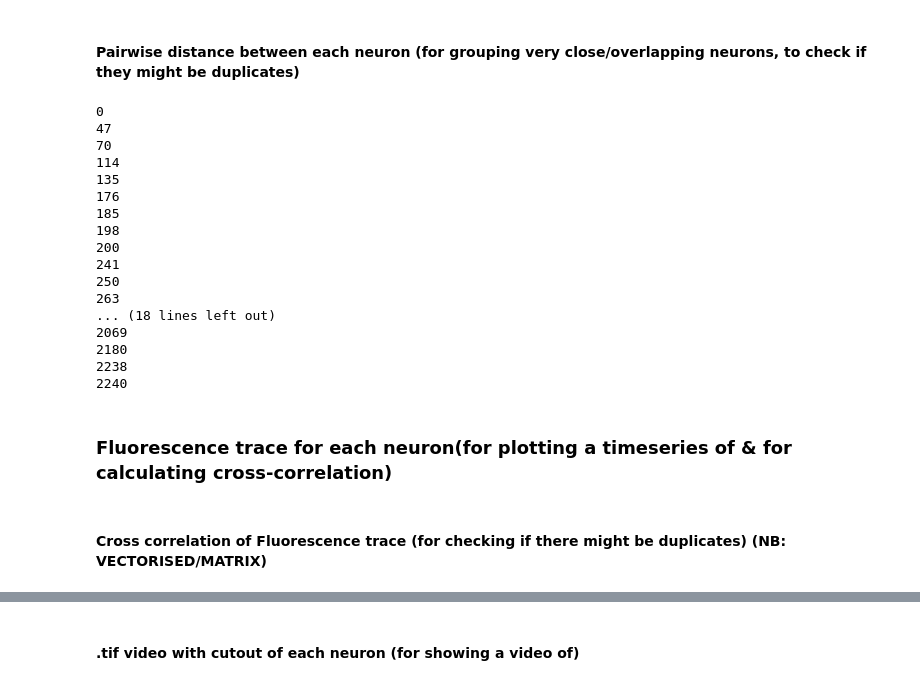
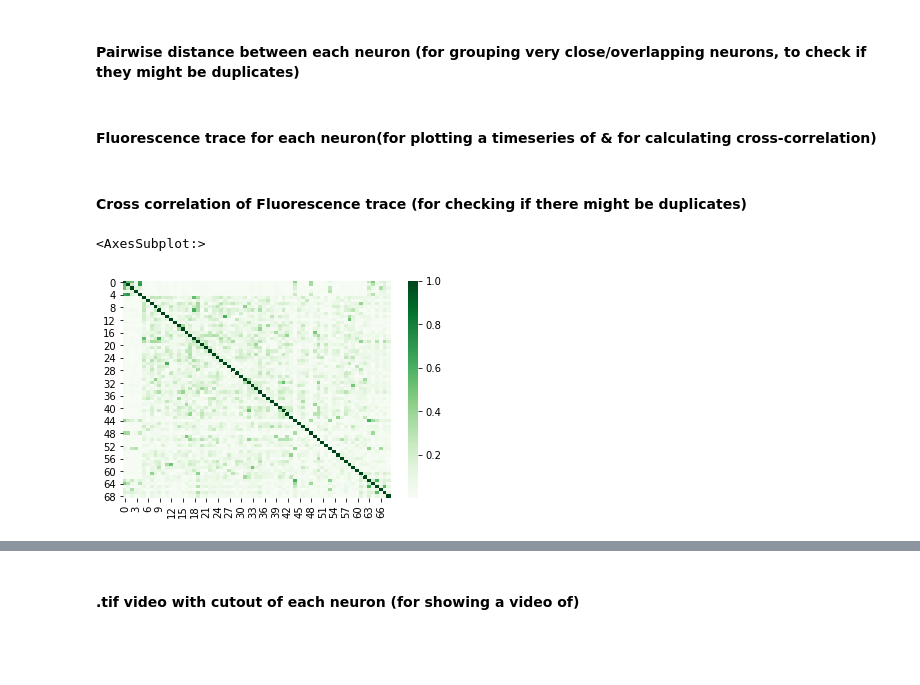
Before and after one commit to NieuweNils/Willuhn_Calcium_Imaging_Dashboard, a Jupyter notebook: jupyter/Data_exploration_dashboard.ipynb, the cells around one changed output, grey strips where cells are left out. Drawn from its saved outputs; the diff is of its cells as text; code cells hidden in the pictures; blank space fills up the shorter version.

Commit message:
update Data exploration for the dashboard

```diff
--- a/jupyter/Data_exploration_dashboard.ipynb
+++ b/jupyter/Data_exploration_dashboard.ipynb
@@ -120,35 +132,34 @@ mean_locations_df = pd.DataFrame(mean_locations)
  #### Pairwise distance between each neuron (for grouping very close/overlapping neurons, to check if they might be duplicates)
 # %%
 # Calculate pairwise euclidian distance
-distance = pdist(mean_locations_df.values, 'euclid')
+distance_df = pd.DataFrame(itertools.combinations(mean_locations_df.index,2), columns = ['neuron_1','neuron_2'])
+distance_df['distance'] = pdist(mean_locations_df.values, 'euclid')
 
 # Select neurons that are very close together
 # TODO: write test cases to check that algorithms work as intended
 small_distance = 10
-distance_df = pd.DataFrame(distance) # Use dataframe to keep track of rownumbers
-neurons_close_to_another_stack = distance_df[distance_df < small_distance].stack()
-
-for (pair_number, nonsense_variable) in neurons_close_to_another_stack.keys():
-    print(pair_number/)
+neurons_close_to_another_df = distance_df[distance_df['distance'] < small_distance]
-# %% [output]
-0
-47
-70
-114
-135
-176
-185
-198
-200
-241
-250
-263
-... (18 lines left out)
-2069
-2180
-2238
-2240
 # %% [markdown]
-### Fluorescence trace for each neuron(for plotting a timeseries of & for calculating cross-correlation)
+#### Fluorescence trace for each neuron(for plotting a timeseries of & for calculating cross-correlation)
+# %%
+# fluorescence traces == C_raw (right??)
+fluorescence_traces = C_raw_df
 # %% [markdown]
-#### Cross correlation of Fluorescence trace (for checking if there might be duplicates) (NB: VECTORISED/MATRIX)
+#### Cross correlation of Fluorescence trace (for checking if there might be duplicates)
+# %%
+correlation_matrix = np.corrcoef(fluorescence_traces)
+correlation_matrix = np.absolute(correlation_matrix)
+
+correlation_df = pd.DataFrame(correlation_matrix)
+# Discard the lower left triangle as all correlation values will end up as doubles (includes the diagonal of 1.0's)
+correlation_df = correlation_df.where(np.triu(np.ones(correlation_matrix.shape), k=1).astype(np.bool))
+correlation_series = correlation_df.stack()
+correlations_sorted = correlation_series.sort_values(kind="quicksort")
+
+highly_correlating_neurons = correlations_sorted[correlations_sorted>0.6]
+# %%
+#plots for sanity check
+sns.heatmap(correlation_matrix, cmap="Greens")
+# %% [output]
+<AxesSubplot:>
+[figure, added]
```
Also changed, not shown: parts of 4 cells of this notebook.
